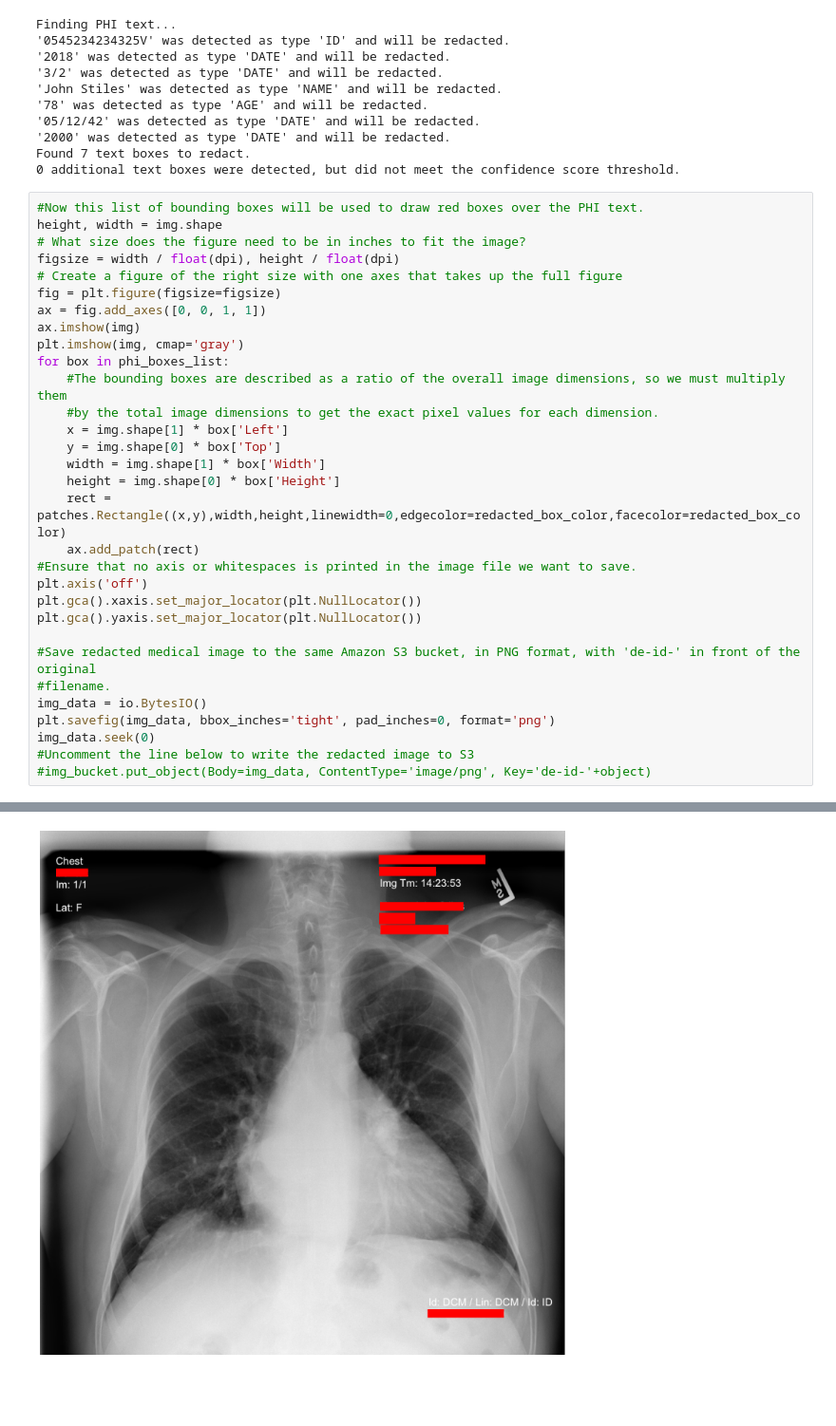
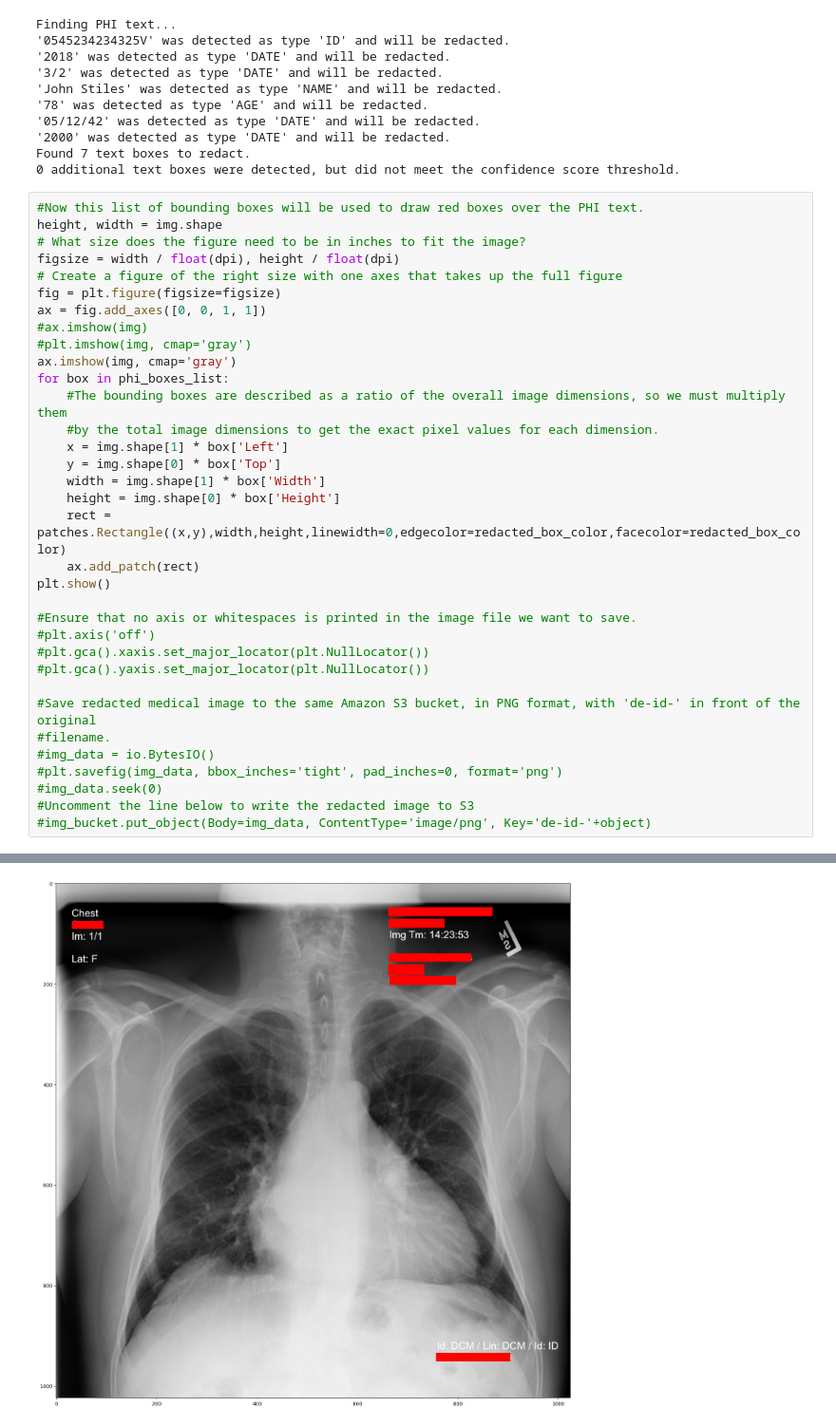
Before and after one commit to rwang5688/medical-image-pipeline, a Jupyter notebook: notebooks/de-identify-png/medical_image_de_id.ipynb, the cells around one changed output, grey strips where cells are left out. Shown at 95% size. Cells and saved outputs as stored; diff of their text form; blank space fills up the shorter version.

```diff
--- a/notebooks/de-identify-png/medical_image_de_id.ipynb
+++ b/notebooks/de-identify-png/medical_image_de_id.ipynb
@@ -183,8 +183,9 @@ figsize = width / float(dpi), height / float(dpi)
 # Create a figure of the right size with one axes that takes up the full figure
 fig = plt.figure(figsize=figsize)
 ax = fig.add_axes([0, 0, 1, 1])
-ax.imshow(img)
-plt.imshow(img, cmap='gray')
+#ax.imshow(img)
+#plt.imshow(img, cmap='gray')
+ax.imshow(img, cmap='gray')
 for box in phi_boxes_list:
     #The bounding boxes are described as a ratio of the overall image dimensions, so we must multiply them
     #by the total image dimensions to get the exact pixel values for each dimension.
@@ -194,16 +195,18 @@ for box in phi_boxes_list:
     height = img.shape[0] * box['Height']
     rect = patches.Rectangle((x,y),width,height,linewidth=0,edgecolor=redacted_box_color,facecolor=redacted_box_color)
     ax.add_patch(rect)
+plt.show()
+
 #Ensure that no axis or whitespaces is printed in the image file we want to save.
-plt.axis('off')
-plt.gca().xaxis.set_major_locator(plt.NullLocator())
-plt.gca().yaxis.set_major_locator(plt.NullLocator())
+#plt.axis('off')
+#plt.gca().xaxis.set_major_locator(plt.NullLocator())
+#plt.gca().yaxis.set_major_locator(plt.NullLocator())
 
 #Save redacted medical image to the same Amazon S3 bucket, in PNG format, with 'de-id-' in front of the original
 #filename.
-img_data = io.BytesIO()
-plt.savefig(img_data, bbox_inches='tight', pad_inches=0, format='png')
-img_data.seek(0)
+#img_data = io.BytesIO()
+#plt.savefig(img_data, bbox_inches='tight', pad_inches=0, format='png')
+#img_data.seek(0)
 #Uncomment the line below to write the redacted image to S3
 #img_bucket.put_object(Body=img_data, ContentType='image/png', Key='de-id-'+object)
 # %% [output]
@@ -211 +213 @@ img_data.seek(0)
-[figure, old version]
+[figure, new version]
```
Also changed, not shown: parts of 1 cell of this notebook, 2 other files.
